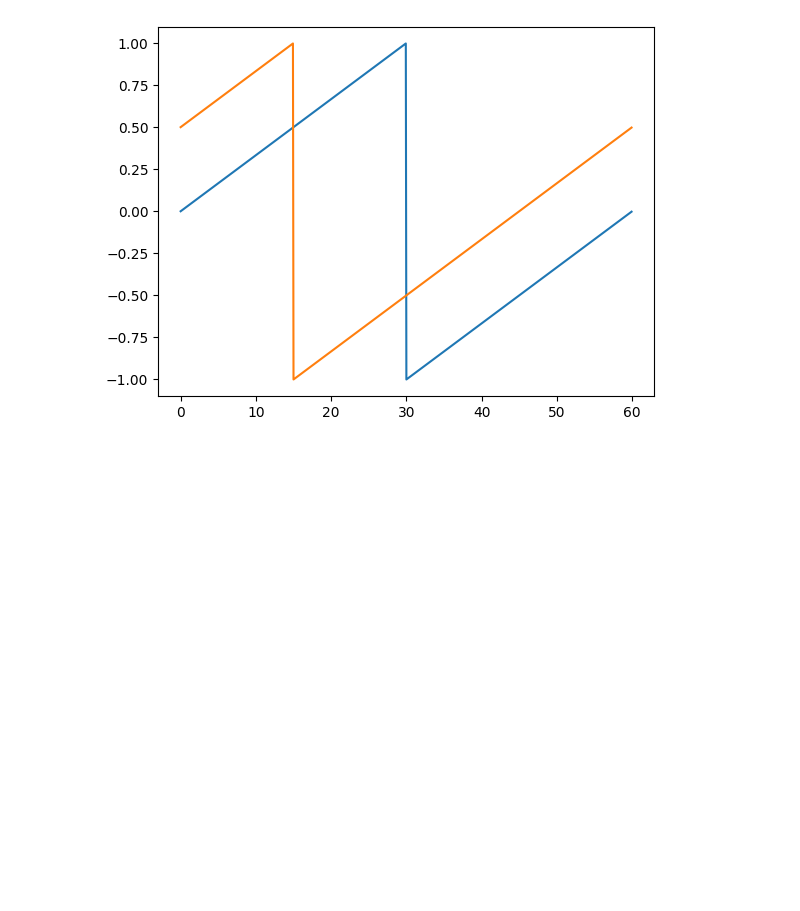
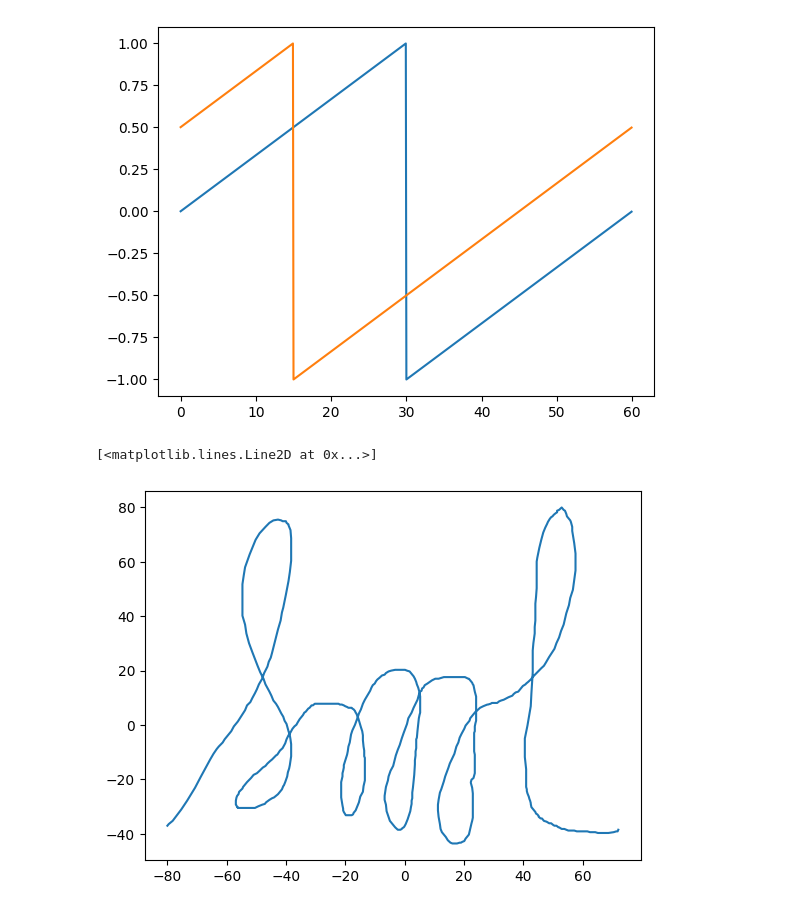
Before and after one commit to ansue1234/RobLimbFK, a Jupyter notebook: ros_ws/src/notebooks/traj_generator.ipynb, the cells around one changed output. Drawn from its saved outputs; the diff is of its cells as text; code cells hidden in the pictures; blank space fills up the shorter version.

```diff
--- a/ros_ws/src/notebooks/traj_generator.ipynb
+++ b/ros_ws/src/notebooks/traj_generator.ipynb
@@ -110,0 +113,14 @@ plt.plot(t, y)
+# %%
+traj = pd.read_csv('/home/ansue1234/Research/SML/RobLimbFK/ros_ws/src/scripts/trajectory.csv')
+traj['goal_x'] = traj['goal_x'] - np.mean(traj['goal_x'])
+traj['goal_y'] = traj['goal_y'] - np.mean(traj['goal_y'])
+traj['goal_x'] /= np.max(np.abs(traj['goal_x']))
+traj['goal_y'] /= np.max(np.abs(traj['goal_y']))
+traj['goal_x'] *= 80
+traj['goal_y'] *= 80
+traj['goal_y'] = -traj['goal_y']
+# %%
+plt.plot(traj['goal_x'], traj['goal_y'])
+# %% [output]
+[<matplotlib.lines.Line2D at 0x...>]
+[figure, added]
```
Also changed, not shown: parts of 4 cells of this notebook, 31 other files.
